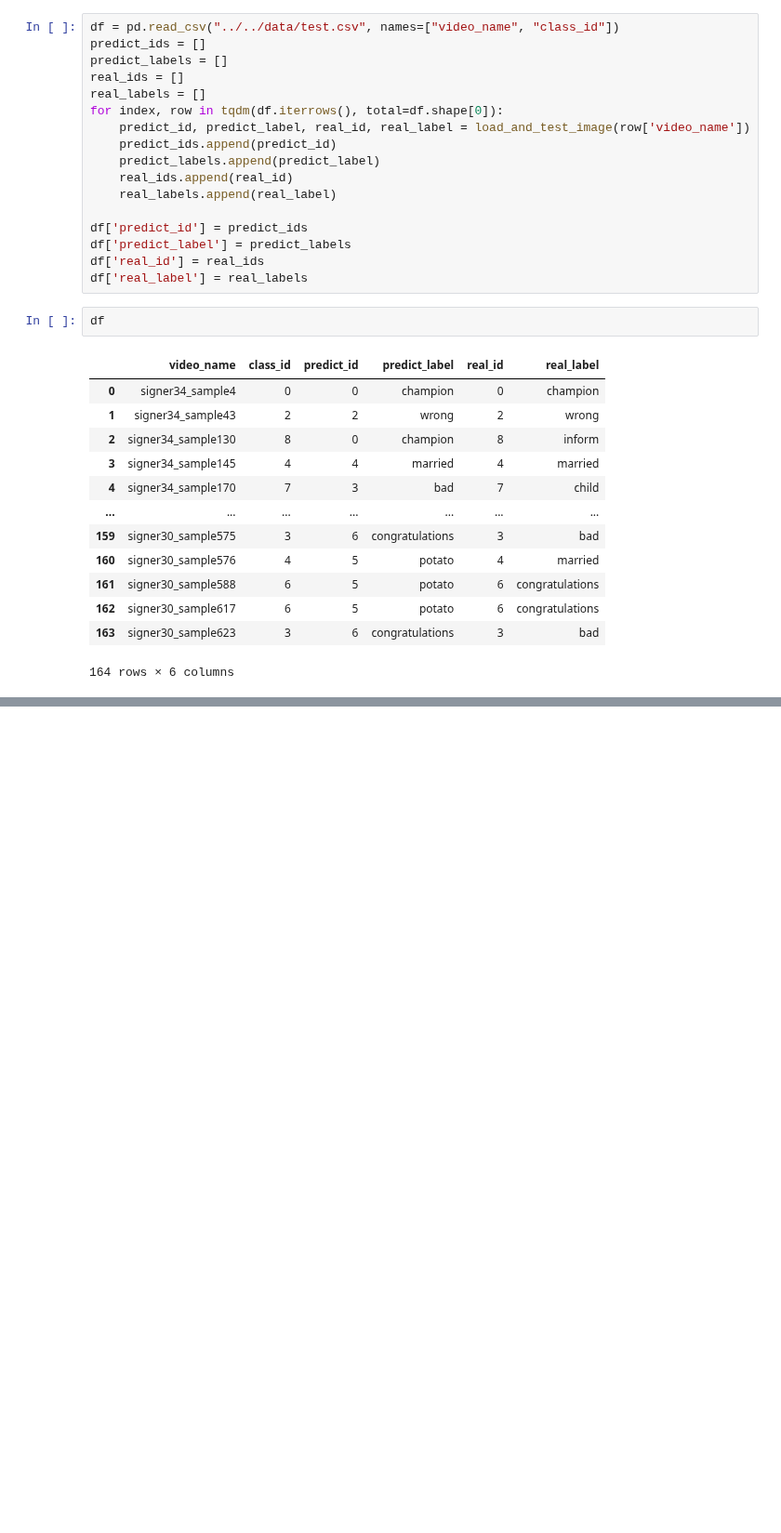
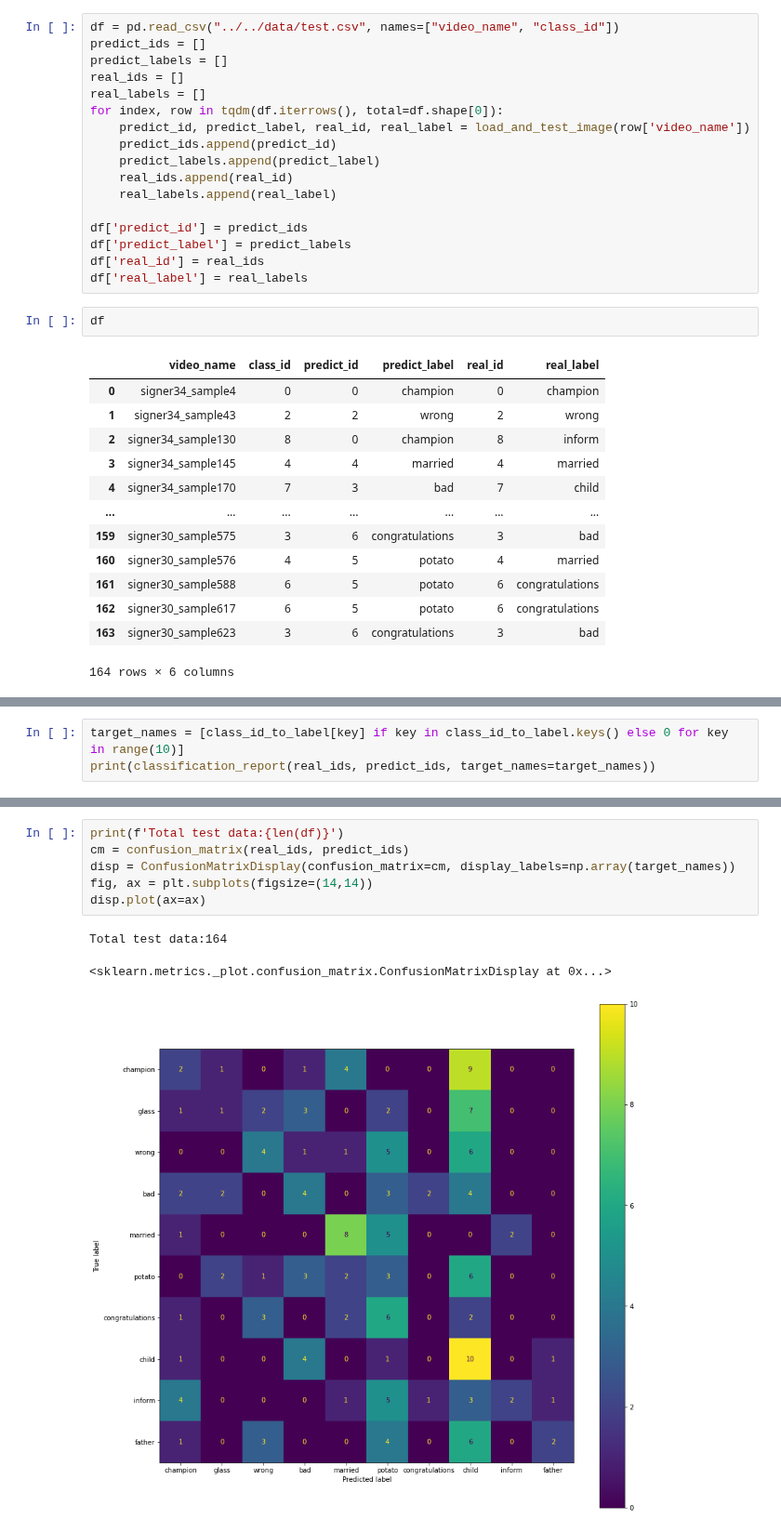
Before and after one commit to LinHuiqing/signo-lingo, a Jupyter notebook: src/test_model/load_and_test_model.ipynb, the cells around one changed output, grey strips where cells are left out. Shown at 93% size. Saved outputs shown, nothing was run; the diff lists cells and outputs as text; blank space fills up the shorter version.

Commit message:
feat: add analysis of test set results

```diff
--- a/src/test_model/load_and_test_model.ipynb
+++ b/src/test_model/load_and_test_model.ipynb
@@ -163,0 +167,3 @@ df
+# %%
+target_names = [class_id_to_label[key] if key in class_id_to_label.keys() else 0 for key in range(10)]
+print(classification_report(real_ids, predict_ids, target_names=target_names))
@@ -163,0 +187,10 @@ df
+# %%
+print(f'Total test data:{len(df)}')
+cm = confusion_matrix(real_ids, predict_ids)
+disp = ConfusionMatrixDisplay(confusion_matrix=cm, display_labels=np.array(target_names))
+fig, ax = plt.subplots(figsize=(14,14))
+disp.plot(ax=ax)
+# %% [output]
+Total test data:164
+<sklearn.metrics._plot.confusion_matrix.ConfusionMatrixDisplay at 0x...>
+[figure, added]
```
Also changed, not shown: parts of 7 cells of this notebook.
